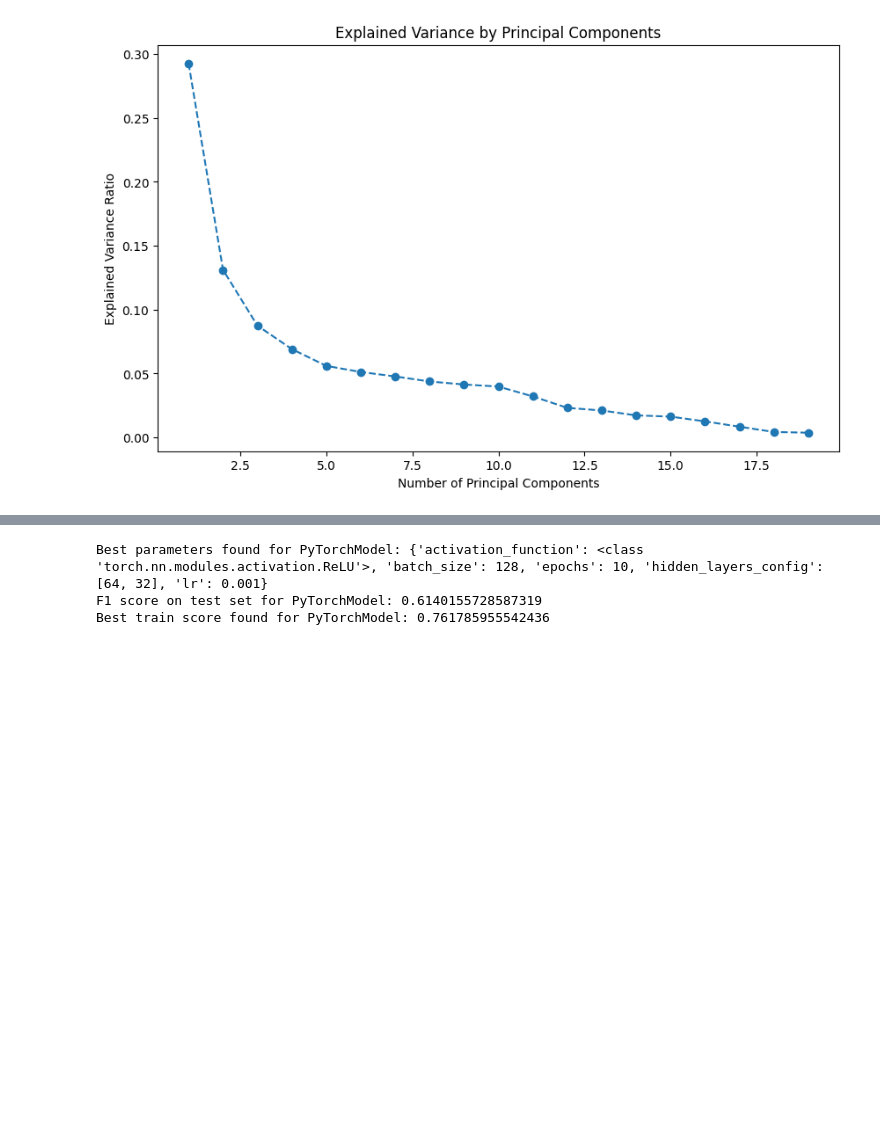
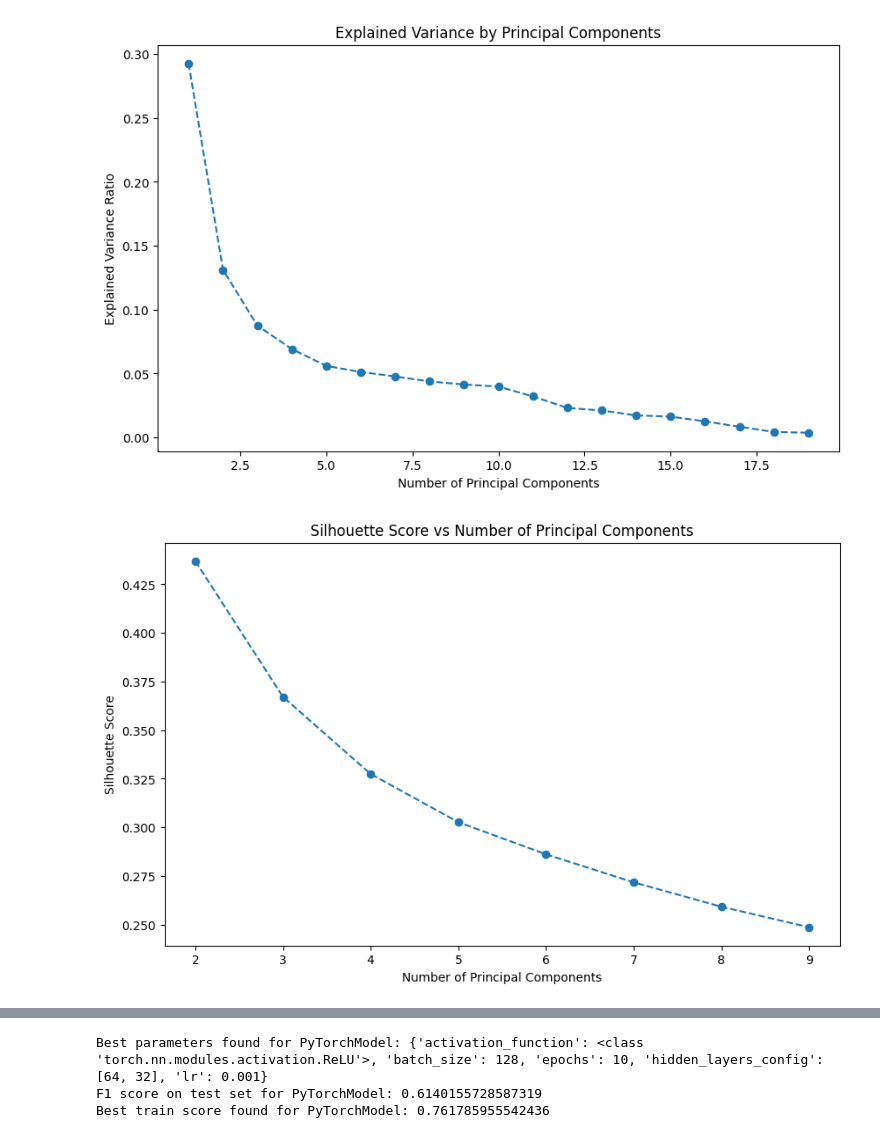
Before and after one commit to prajasnaik/MLFinalProject, a Jupyter notebook: notebooks/down_sampled_training.ipynb, the cells around one changed output, grey strips where cells are left out. Saved outputs shown, nothing was run; the diff lists cells and outputs as text; code cells hidden in the pictures; blank space fills up the shorter version.

```diff
--- a/notebooks/down_sampled_training.ipynb
+++ b/notebooks/down_sampled_training.ipynb
@@ -52,9 +52,11 @@ y_train_downsampled = downsampled_train_data['Churn']
 X_train_downsampled = X_train_downsampled.drop('customerID', axis=1)
 # %%
 from sklearn.model_selection import GridSearchCV
-from sklearn.metrics import f1_score, make_scorer
+from sklearn.metrics import f1_score, make_scorer, recall_score, classification_report
 
-f1_scorer = make_scorer(f1_score, average='weighted')
+f1_scorer = make_scorer(f1_score, average='binary')
+weighted_f1_scorer = make_scorer(f1_score, average='weighted')
+recall_scorer = make_scorer(recall_score, average='binary')
 # %%
 from sklearn.tree import DecisionTreeClassifier
 
@@ -238,6 +286,39 @@ plt.ylabel('Explained Variance Ratio')
 plt.show()
 # %% [output]
 [figure]
+# %%
+from sklearn.metrics import silhouette_score
+from sklearn.cluster import KMeans
+
+# Initialize lists to store the number of components and corresponding silhouette scores
+n_components_list = list(range(2, 10))
+silhouette_scores = []
+
+# Loop over the range of components
+for n_components in n_components_list:
+    # Initialize PCA with the current number of components
+    pca = PCA(n_components=n_components)
+
+    # Fit and transform the training data
+    X_train_pca = pca.fit_transform(X_train_downsampled)
+
+    # Perform KMeans clustering with 2 clusters
+    kmeans = KMeans(n_clusters=2, random_state=42)
+    kmeans_labels = kmeans.fit_predict(X_train_pca)
+
+    # Calculate the silhouette score
+    silhouette_avg = silhouette_score(X_train_pca, kmeans_labels)
+    silhouette_scores.append(silhouette_avg)
+
+# Plot the silhouette scores
+plt.figure(figsize=(10, 6))
+plt.plot(n_components_list, silhouette_scores, marker='o', linestyle='--')
+plt.title('Silhouette Score vs Number of Principal Components')
+plt.xlabel('Number of Principal Components')
+plt.ylabel('Silhouette Score')
+plt.show()
+# %% [output]
+[figure, added]
 # %%
 from sklearn.model_selection import GridSearchCV
 from sklearn.tree import DecisionTreeClassifier
```
Also changed, not shown: parts of 15 cells of this notebook.
